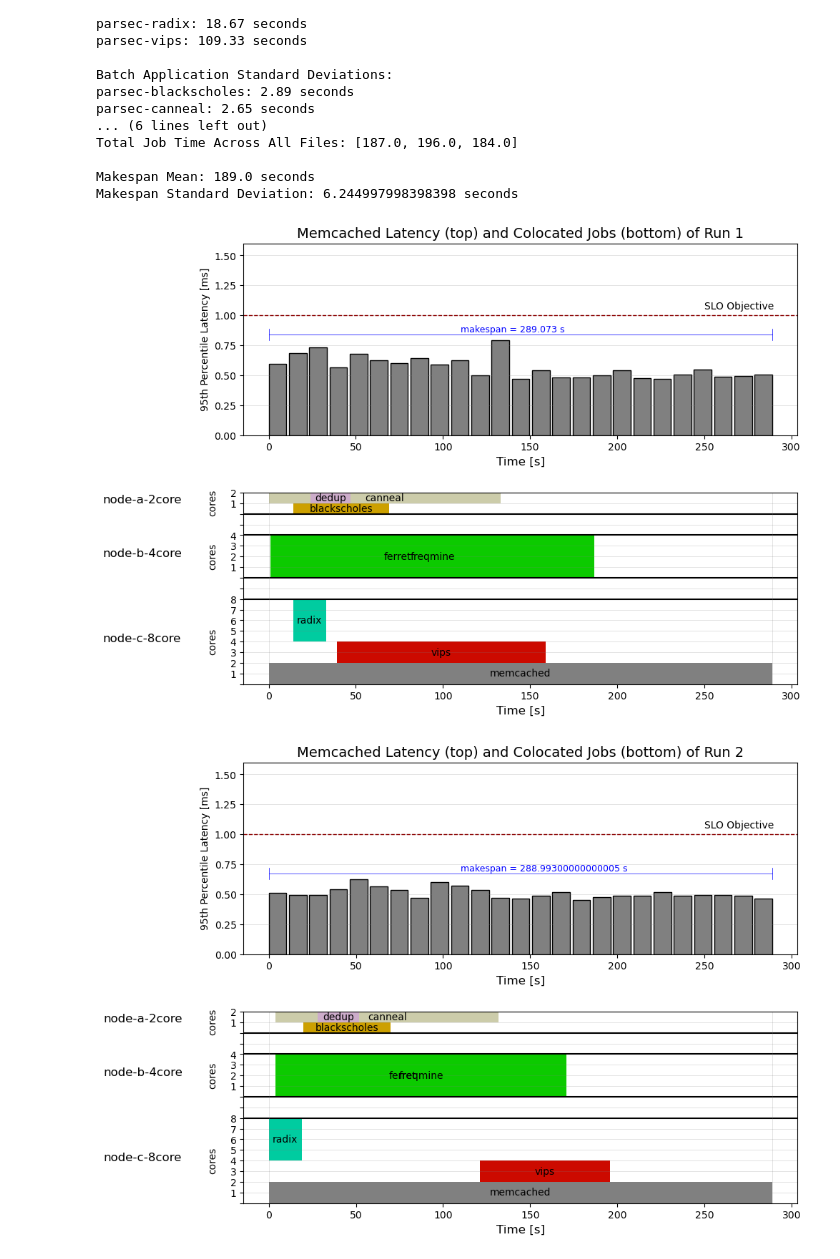
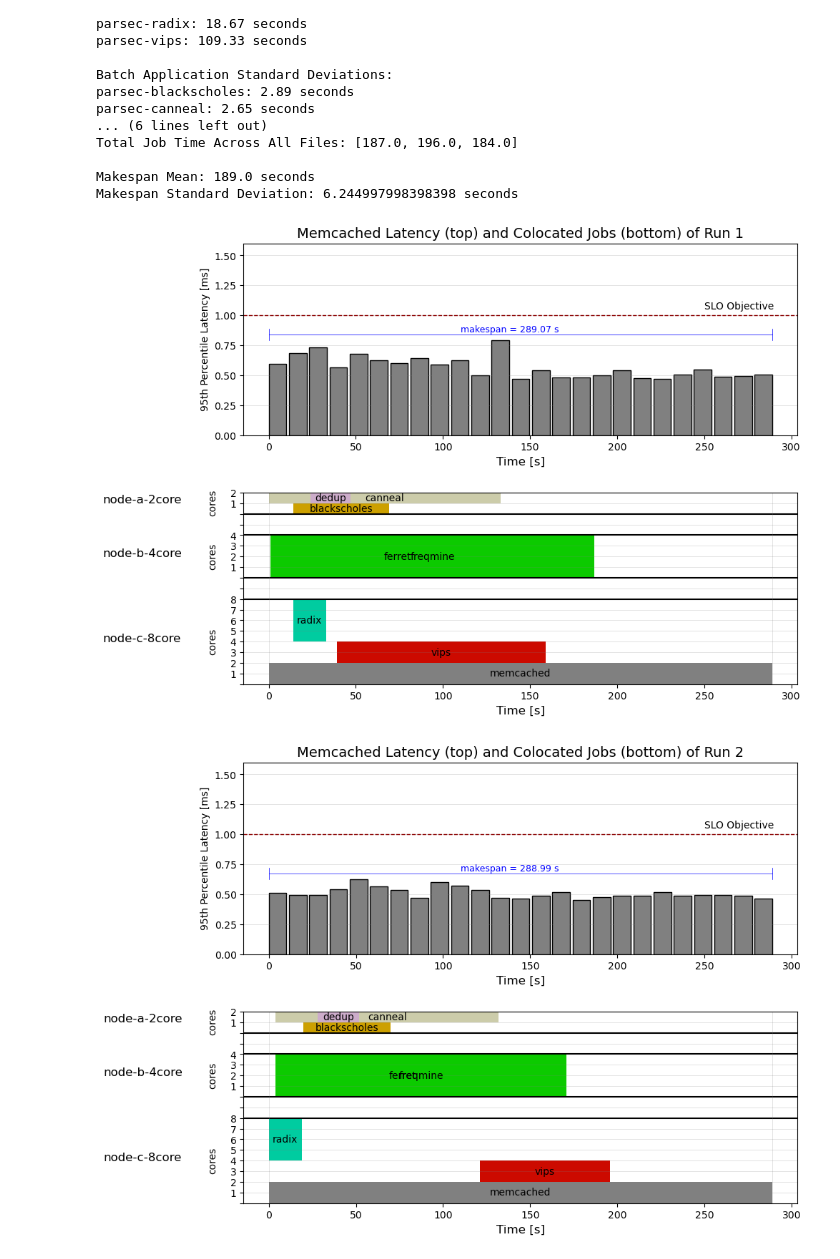
Before and after one commit to czanoli/ETH-Cloud-Computing-Architectures-2024, a Jupyter notebook: part3/plots.ipynb, the cells around one changed output. Cells and saved outputs as stored; diff of their text form; code cells hidden in the pictures.

Commit message:
minor changes to plot 3

```diff
--- a/part3/plots.ipynb
+++ b/part3/plots.ipynb
@@ -212,7 +212,7 @@ for i, df in enumerate(mcperf_dfs):
     ax1.plot([0, df['cum_ts_span'].iloc[-1]], [y.max() + 0.05, y.max() + 0.05], color='blue', linestyle='-', linewidth=0.5)
     ax1.plot([0, 0], [y.max(), y.max() + 0.1], color='blue', linestyle='-', linewidth=0.5)
     ax1.plot([df['cum_ts_span'].iloc[-1], df['cum_ts_span'].iloc[-1]], [y.max(), y.max() + 0.1], color='blue', linestyle='-', linewidth=0.5)
-    ax1.annotate(f'makespan = {df['cum_ts_span'].iloc[-1]} s', xy=(110, y.max() + 0.07), color='blue', fontsize=9)
+    ax1.annotate(f'makespan = {df['cum_ts_span'].iloc[-1]:.2f} s', xy=(110, y.max() + 0.07), color='blue', fontsize=9)
 
     # Style
     ax1.set_xticks([0, 50, 100, 150, 200, 250, 300])
@@ -240,32 +240,32 @@ for i, df in enumerate(mcperf_dfs):
 
     # Style
     ax2.set_xticks([0, 50, 100, 150, 200, 250, 300])
     ax2.set_xlabel("Time [s]", fontsize = 12)
 
     ax2.set_ylim(0, 18)
     ax2.set_yticks([0, 1, 2, 3, 4, 5, 6, 7, 8, 9, 10, 11, 12, 13, 14, 15, 16, 17, 18])
     ax2.set_yticklabels(['', '1', '2', '3', '4', '5', '6', '7', '8', '', '', '1', '2', '3', '4', '', '', '1', '2'])
 
     ax2.grid(axis='y', color='grey', linewidth=0.5, alpha=0.3)
     ax2.axhline(y=8, color='black', linestyle='-')
     ax2.axhline(y=10, color='black', linestyle='-')
     ax2.axhline(y=14, color='black', linestyle='-')
     ax2.axhline(y=16, color='black', linestyle='-')
     ax2.axvline(x=0, color='grey', linewidth=0.5, alpha=0.3)
     ax2.axvline(x=memcached_spans[i], color='grey', linewidth=0.5, alpha=0.3)
 
     ax2.text(-95, 4, 'node-c-8core', rotation=0, fontsize=12)
     ax2.text(-35, 3, 'cores', rotation=90, fontsize=10)
 
     ax2.text(-95, 12, 'node-b-4core', rotation=0, fontsize=12)
     ax2.text(-35, 11, 'cores', rotation=90, fontsize=10)
 
     ax2.text(-95, 17, 'node-a-2core', rotation=0, fontsize=12)
     ax2.text(-35, 16, 'cores', rotation=90, fontsize=10)
 
     plt.show()
     #plt.savefig("plot_" + str(i) + ".pdf", bbox_inches = "tight")
 # %% [output]
 [figure]
-[figure, old version]
+[figure, new version]
 [figure]
```
